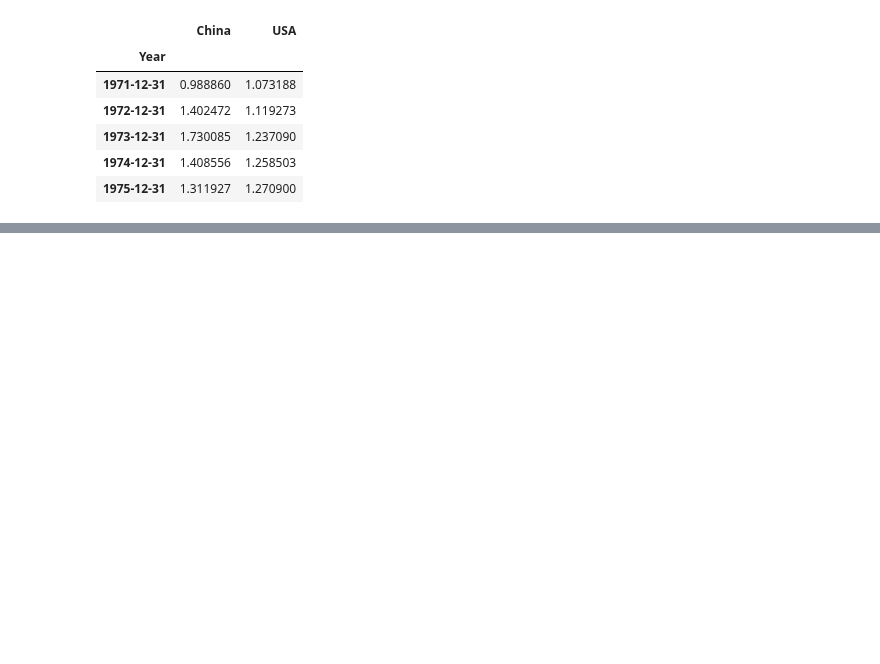
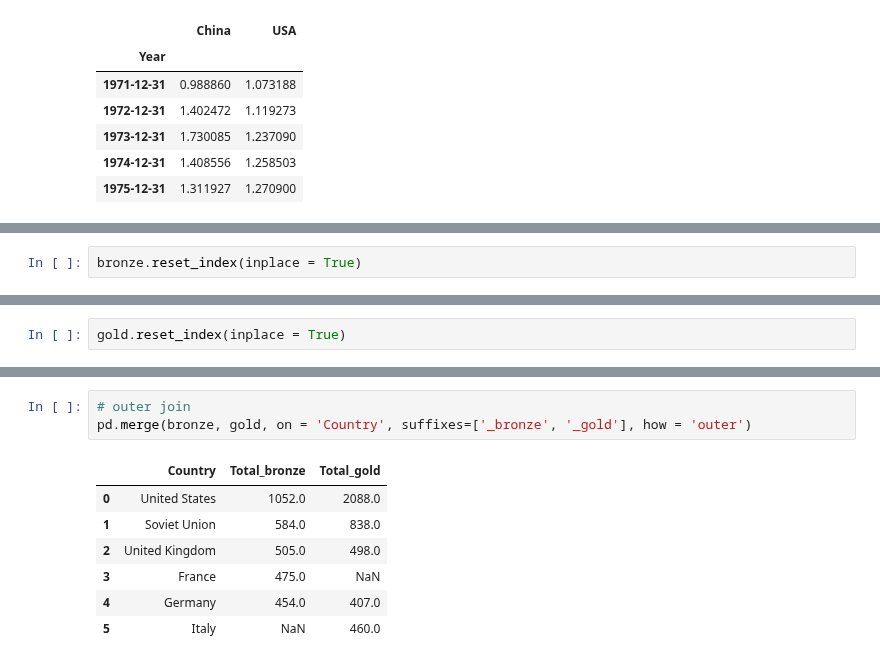
Before and after one commit to sushant2811/pythonAndStatsForDS, a Jupyter notebook: advancedPandas.ipynb, the cells around one changed output, grey strips where cells are left out. Cells and saved outputs as stored; diff of their text form; blank space fills up the shorter version.

Commit message:
Left, right, outer, and inner joins with merge

```diff
--- a/advancedPandas.ipynb
+++ b/advancedPandas.ipynb
@@ -2583,0 +2590,2 @@ gdp.head()
+# %%
+bronze.reset_index(inplace = True)
@@ -2583,0 +2594,2 @@ gdp.head()
+# %%
+gold.reset_index(inplace = True)
@@ -2583,0 +2614,11 @@ gdp.head()
+# %%
+# outer join
+pd.merge(bronze, gold, on = 'Country', suffixes=['_bronze', '_gold'], how = 'outer')
+# %% [output]
+|  | Country | Total_bronze | Total_gold |
+| 0 | United States | 1052.0 | 2088.0 |
+| 1 | Soviet Union | 584.0 | 838.0 |
+| 2 | United Kingdom | 505.0 | 498.0 |
+| 3 | France | 475.0 | NaN |
+| 4 | Germany | 454.0 | 407.0 |
+| 5 | Italy | NaN | 460.0 |
```
Also changed, not shown: parts of 10 cells of this notebook.
